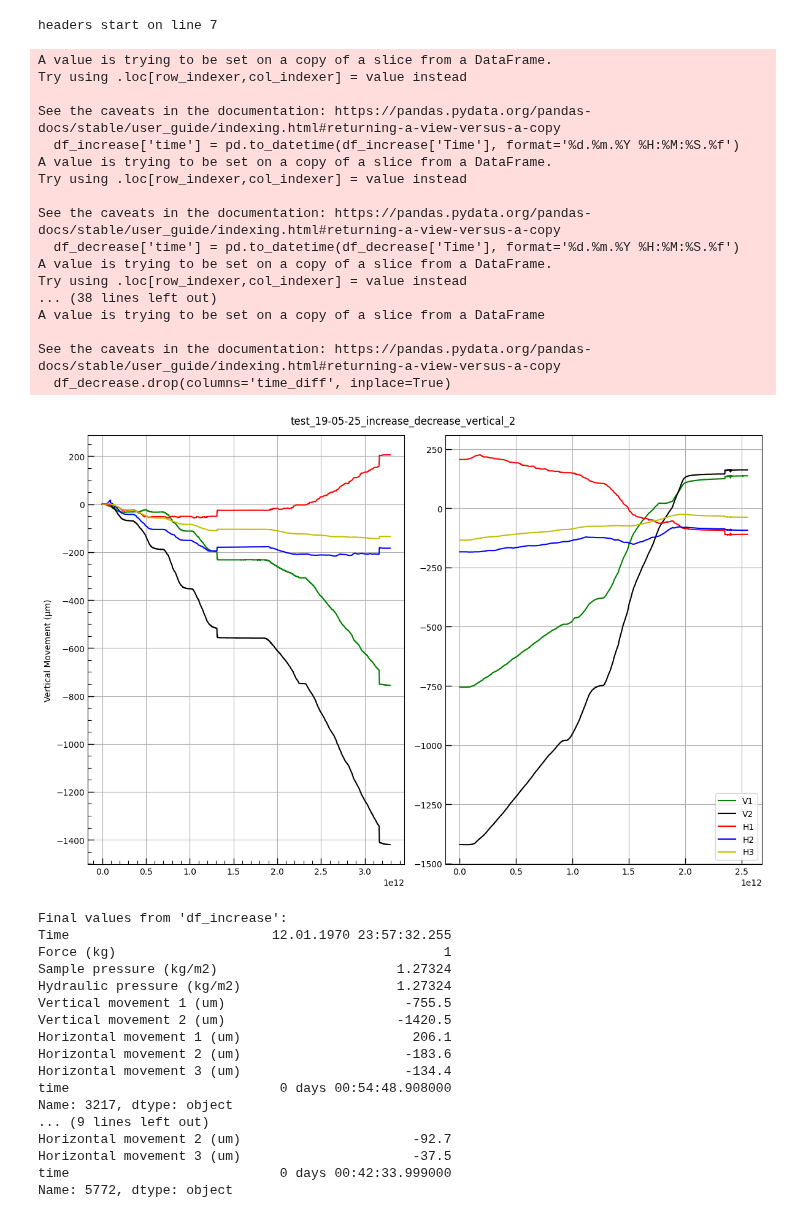
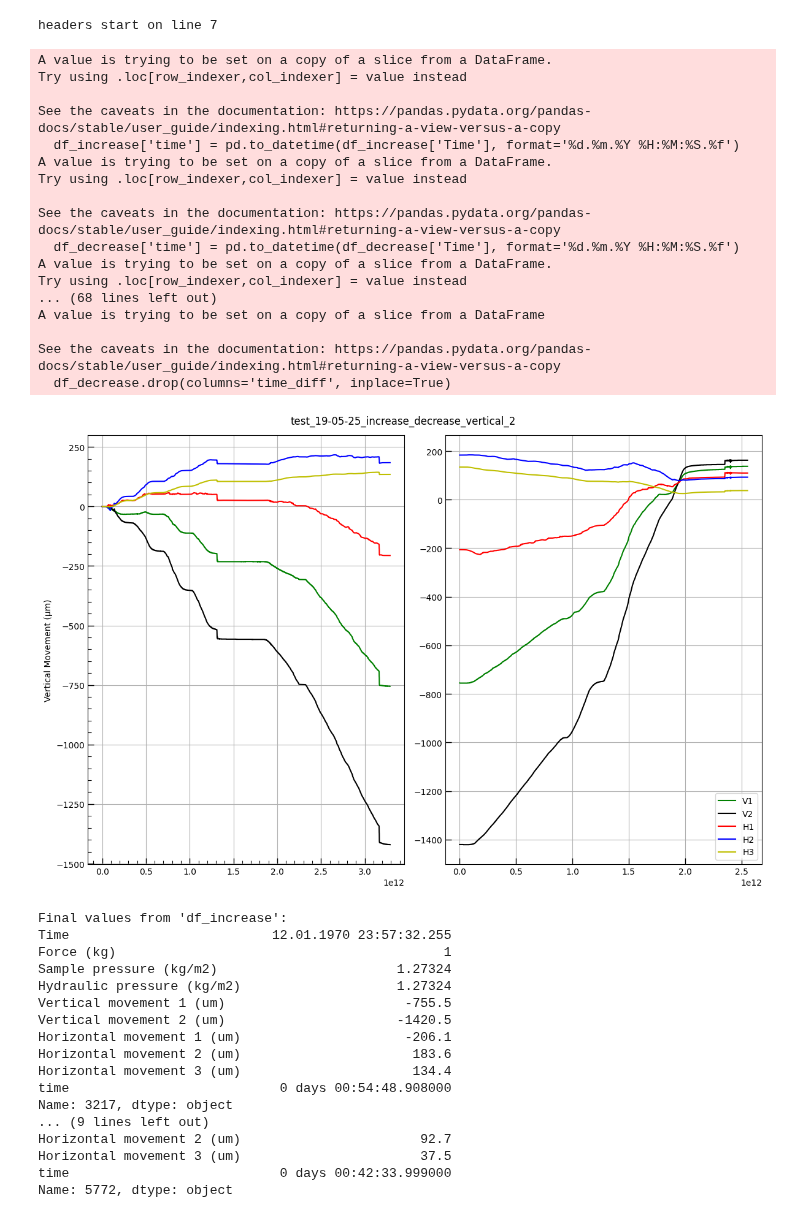
Before and after one commit to Brogan8813/strain-cell, a Jupyter notebook: PPMS_Data_and_Plotting/Data/PSI_P_cell/Plot_positions_all_vertical.ipynb, the cells around one changed output. Cells and saved outputs as stored; diff of their text form; code cells hidden in the pictures.

```diff
--- a/PPMS_Data_and_Plotting/Data/PSI_P_cell/Plot_positions_all_vertical.ipynb
+++ b/PPMS_Data_and_Plotting/Data/PSI_P_cell/Plot_positions_all_vertical.ipynb
@@ -1,5 +1,5 @@
 # %%
-#19-05-25 Increase decrease together (not working)
+#19-05-25 Increase decrease together
 import numpy as np
 import matplotlib.pyplot as plt
 import pandas as pd
@@ -41,8 +41,8 @@ for i in range(100):
 '''For two seperate files use below'''
 #new dataframe using the index for headers we found
 #C:\Users\thoma\Documents\Physics_Work\Python Scripts\strain-cell\PPMS_Data_and_Plotting\Data\PSI_P_cell\test_12-05-25_Increase_decrease_1
-df_increase = pd.read_csv("C:/Users/thoma/Documents/Physics_Work/Python Scripts/strain-cell/PPMS_Data_and_Plotting/Data/PSI_P_cell/test_19-5-25_increase_1", sep=",", skiprows= index_of_headers, encoding='unicode_escape')
-df_decrease = pd.read_csv("C:/Users/thoma/Documents/Physics_Work/Python Scripts/strain-cell/PPMS_Data_and_Plotting/Data/PSI_P_cell/test_19-05-25_decrease_1",sep=",", skiprows= index_of_headers, encoding='unicode_escape')
+#df_increase = pd.read_csv("C:/Users/thoma/Documents/Physics_Work/Python Scripts/strain-cell/PPMS_Data_and_Plotting/Data/PSI_P_cell/test_19-5-25_increase_1", sep=",", skiprows= index_of_headers, encoding='unicode_escape')
+#df_decrease = pd.read_csv("C:/Users/thoma/Documents/Physics_Work/Python Scripts/strain-cell/PPMS_Data_and_Plotting/Data/PSI_P_cell/test_19-05-25_decrease_1",sep=",", skiprows= index_of_headers, encoding='unicode_escape')
 #print(df_increase.columns.tolist())
 '''For two seperate files use above'''
 
@@ -76,8 +76,15 @@ df_increase['Vertical movement 2 (um)'] = -df_increase['Vertical movement 2 (um)
 df_decrease['Vertical movement 1 (um)'] = -df_decrease['Vertical movement 1 (um)']
 df_decrease['Vertical movement 2 (um)'] = -df_decrease['Vertical movement 2 (um)']
 
+#invert horizontal ones too:
+df_decrease['Horizontal movement 1 (um)'] = -df_decrease['Horizontal movement 1 (um)']
+df_decrease['Horizontal movement 2 (um)'] = -df_decrease['Horizontal movement 2 (um)']
+df_decrease['Horizontal movement 3 (um)'] = -df_decrease['Horizontal movement 3 (um)']
+df_increase['Horizontal movement 1 (um)'] = -df_increase['Horizontal movement 1 (um)']
+df_increase['Horizontal movement 2 (um)'] = -df_increase['Horizontal movement 2 (um)']
+df_increase['Horizontal movement 3 (um)'] = -df_increase['Horizontal movement 3 (um)']
+
 #there was a strange time jump in the data which did not happen in reality (3 hours in the middle of decreasing)
-#so I ask Mr PT to help me:
 
 # Make sure time is parsed correctly
 
@@ -191,35 +198,35 @@ plt.tight_layout()
 plt.show()
 
 # Final values from each column
 final_vals_increase = df_increase.iloc[-1]
 final_vals_decrease = df_decrease.iloc[-1]
 
 # Display results
 print("\nFinal values from 'df_increase':")
 print(final_vals_increase)
 
 print("\nFinal values from 'df_decrease':")
 print(final_vals_decrease)
 # %% [output]
 headers start on line 7
 A value is trying to be set on a copy of a slice from a DataFrame.
 Try using .loc[row_indexer,col_indexer] = value instead
 
 See the caveats in the documentation: https://pandas.pydata.org/pandas-docs/stable/user_guide/indexing.html#returning-a-view-versus-a-copy
   df_increase['time'] = pd.to_datetime(df_increase['Time'], format='%d.%m.%Y %H:%M:%S.%f')
 A value is trying to be set on a copy of a slice from a DataFrame.
 Try using .loc[row_indexer,col_indexer] = value instead
 
 See the caveats in the documentation: https://pandas.pydata.org/pandas-docs/stable/user_guide/indexing.html#returning-a-view-versus-a-copy
   df_decrease['time'] = pd.to_datetime(df_decrease['Time'], format='%d.%m.%Y %H:%M:%S.%f')
 A value is trying to be set on a copy of a slice from a DataFrame.
 Try using .loc[row_indexer,col_indexer] = value instead
-... (38 lines left out)
+... (68 lines left out)
 A value is trying to be set on a copy of a slice from a DataFrame
 
 See the caveats in the documentation: https://pandas.pydata.org/pandas-docs/stable/user_guide/indexing.html#returning-a-view-versus-a-copy
   df_decrease.drop(columns='time_diff', inplace=True)
-[figure, old version]
+[figure, new version]
 Final values from 'df_increase':
 Time                          12.01.1970 23:57:32.255
 Force (kg)                                          1
@@ -227,13 +234,13 @@ Sample pressure (kg/m2)                       1.27324
 Hydraulic pressure (kg/m2)                    1.27324
 Vertical movement 1 (um)                       -755.5
 Vertical movement 2 (um)                      -1420.5
-Horizontal movement 1 (um)                      206.1
-Horizontal movement 2 (um)                     -183.6
-Horizontal movement 3 (um)                     -134.4
+Horizontal movement 1 (um)                     -206.1
+Horizontal movement 2 (um)                      183.6
+Horizontal movement 3 (um)                      134.4
 time                           0 days 00:54:48.908000
 Name: 3217, dtype: object
 ... (9 lines left out)
-Horizontal movement 2 (um)                      -92.7
-Horizontal movement 3 (um)                      -37.5
+Horizontal movement 2 (um)                       92.7
+Horizontal movement 3 (um)                       37.5
 time                           0 days 00:42:33.999000
 Name: 5772, dtype: object
```
Also changed, not shown: parts of 6 cells of this notebook, 10 other files.
